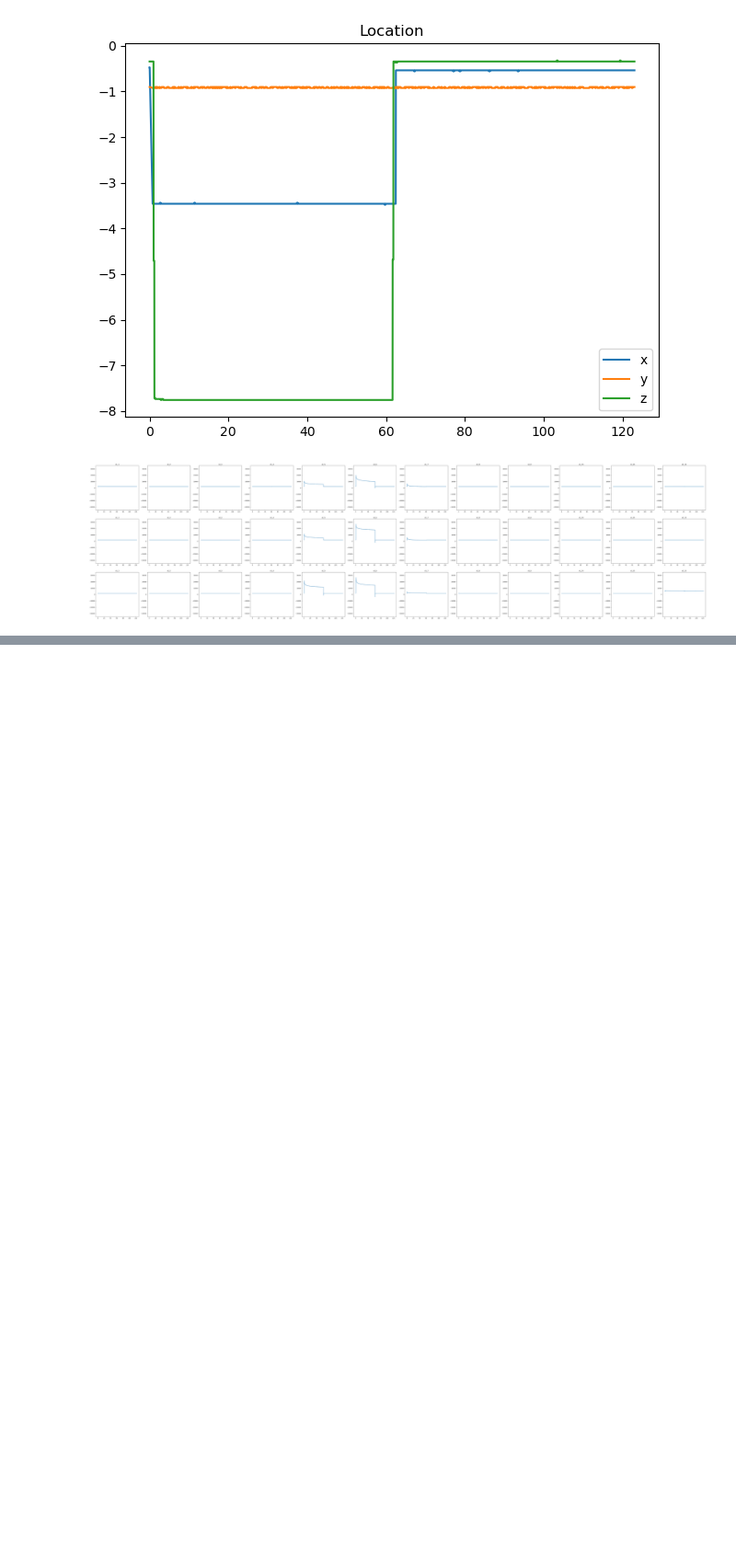
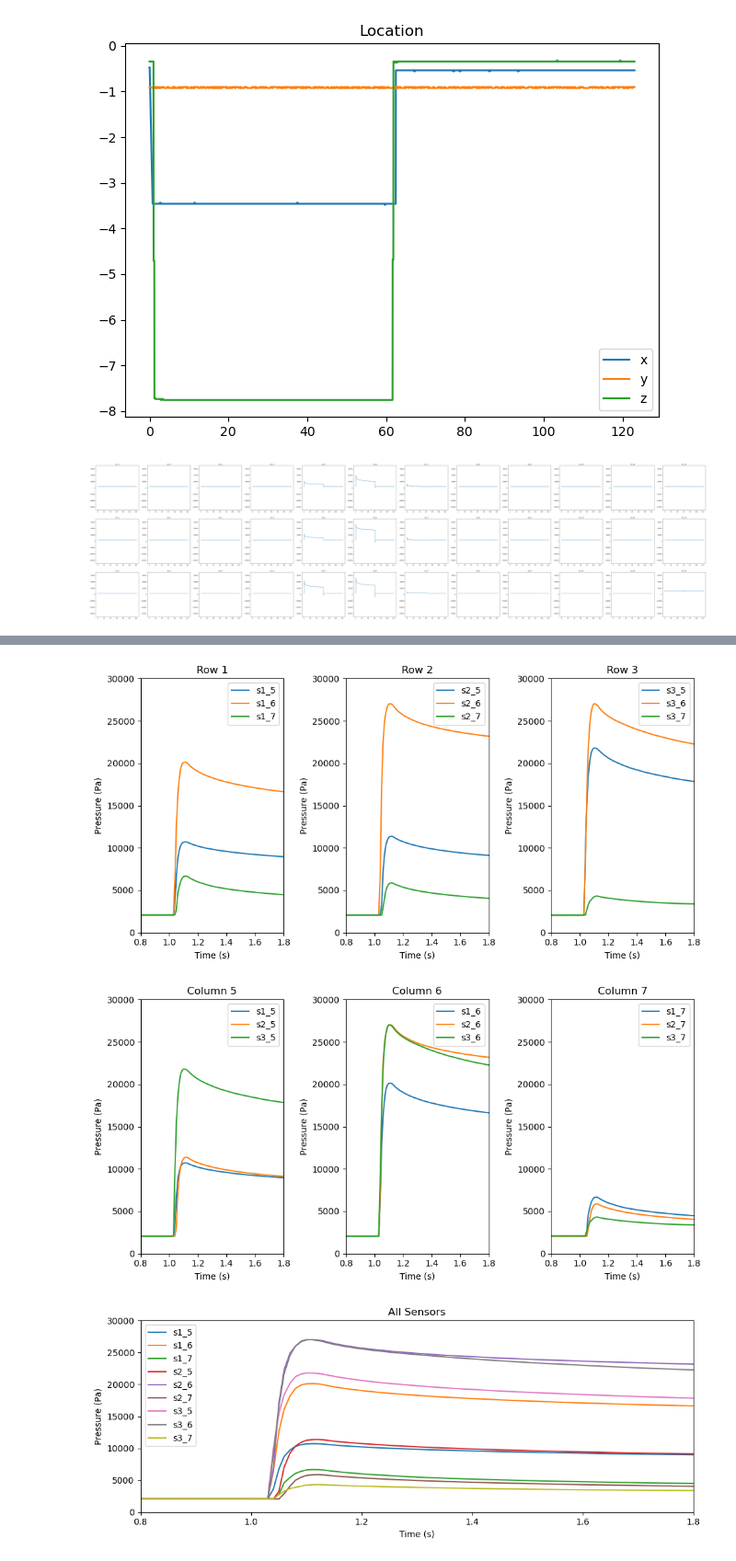
Before and after one commit to saloutos/mmiba_data_analysis, a Jupyter notebook: process_single_press.ipynb, the cells around one changed output, grey strips where cells are left out. Shown at 92% size. Cells and saved outputs as stored; diff of their text form; code cells hidden in the pictures; blank space fills up the shorter version.

```diff
--- a/process_single_press.ipynb
+++ b/process_single_press.ipynb
@@ -111,0 +168,51 @@ plot_single_sensor_data(data, key, "s2_6")
+# %%
+# PLOT SAME 9 SENSORS BY ROW, BY COLUMN, ALL TOGETHER
+
+# sensor indexing: si_j = row i, column j
+
+# by row (1, 2, 3)
+fig, ax = plt.subplots(1,3, figsize=(10,5))
+for i in range(3):
+    ax[i].plot(data[:, key["time"]], data[:, key[sensors[i*3]]], label=sensors[i*3])
+    ax[i].plot(data[:, key["time"]], data[:, key[sensors[i*3+1]]], label=sensors[i*3+1])
+    ax[i].plot(data[:, key["time"]], data[:, key[sensors[i*3+2]]], label=sensors[i*3+2])
+    ax[i].set_title("Row "+str(i+1))
+    ax[i].set_xlim(0.8, 1.8)
+    ax[i].set_ylim(0, 30000)
+    ax[i].legend()
+    ax[i].set_xlabel("Time (s)")
+    ax[i].set_ylabel("Pressure (Pa)")
+plt.tight_layout()
+plt.show()
+
+# by column (5, 6, 7)
+fig, ax = plt.subplots(1,3, figsize=(10,5))
+for i in range(3):
+    ax[i].plot(data[:, key["time"]], data[:, key[sensors[i]]], label=sensors[i])
+    ax[i].plot(data[:, key["time"]], data[:, key[sensors[i+3]]], label=sensors[i+3])
+    ax[i].plot(data[:, key["time"]], data[:, key[sensors[i+6]]], label=sensors[i+6])
+    ax[i].set_title("Column "+str(i+5))
+    ax[i].set_xlim(0.8, 1.8)
+    ax[i].set_ylim(0, 30000)
+    ax[i].legend()
+    ax[i].set_xlabel("Time (s)")
+    ax[i].set_ylabel("Pressure (Pa)")
+plt.tight_layout()
+plt.show()
+
+# all together
+fig, ax = plt.subplots(1,1, figsize=(10,4))
+for i, s in enumerate(sensors):
+    ax.plot(data[:, key["time"]], data[:, key[s]], label=s)
+ax.set_title("All Sensors")
+ax.set_xlim(0.8, 1.8)
+ax.set_ylim(0, 30000)
+ax.legend()
+ax.set_xlabel("Time (s)")
+ax.set_ylabel("Pressure (Pa)")
+plt.tight_layout()
+plt.show()
+# %% [output]
+[figure, added]
+[figure, added]
+[figure, added]
```
Also changed, not shown: parts of 5 cells of this notebook, 1 other file.
